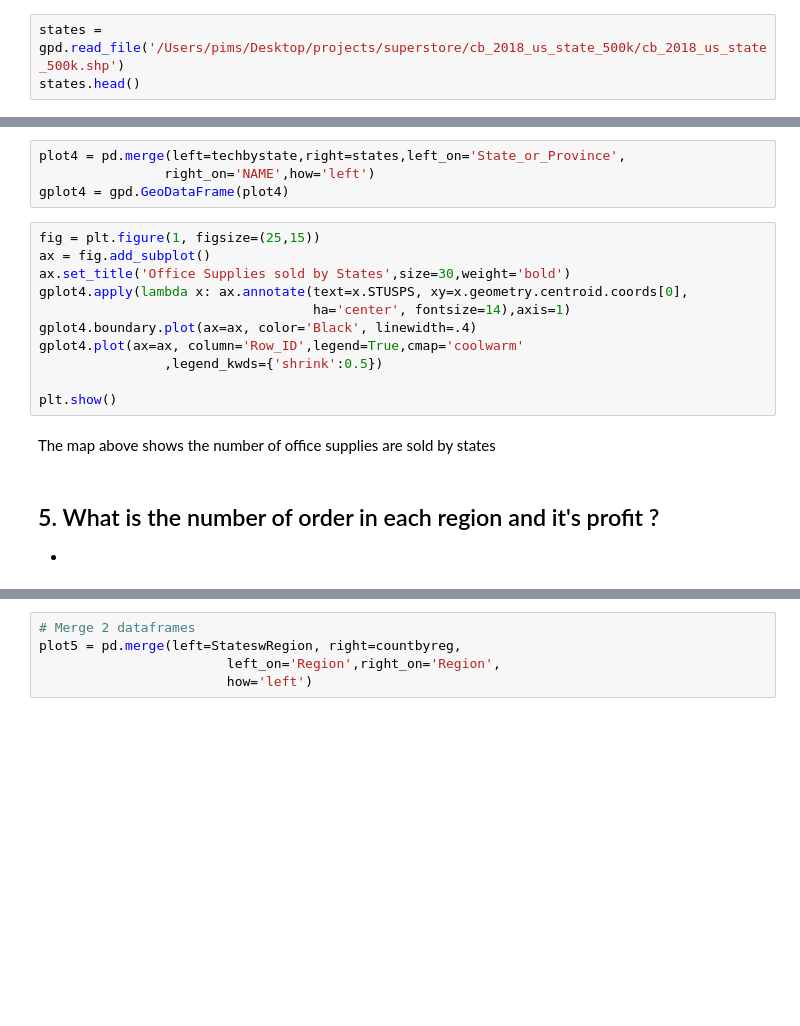
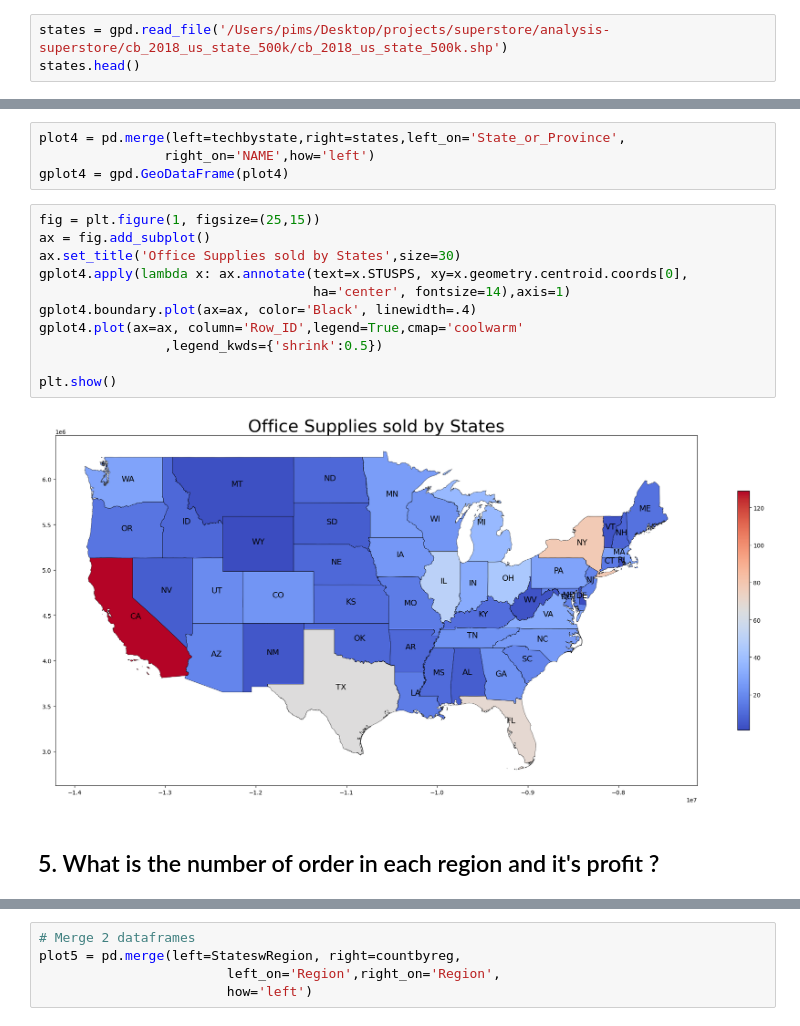
Before and after one commit to pimgcn/analysis-superstore, a Jupyter notebook: Superstore.ipynb, the cells around one changed output, grey strips where cells are left out. Cells and saved outputs as stored; diff of their text form; blank space fills up the shorter version.

```diff
--- a/Superstore.ipynb
+++ b/Superstore.ipynb
@@ -96,7 +93,7 @@ storedf['Order_Priority'] = storedf['Order_Priority'].str.strip()
 # %% [markdown]
 ## Peparing U.S. State shapefile
 # %%
-states = gpd.read_file('/Users/pims/Desktop/projects/superstore/cb_2018_us_state_500k/cb_2018_us_state_500k.shp')
+states = gpd.read_file('/Users/pims/Desktop/projects/superstore/analysis-superstore/cb_2018_us_state_500k/cb_2018_us_state_500k.shp')
 states.head()
 # %% [output]
 |  | STATEFP | STATENS | AFFGEOID | GEOID | STUSPS | NAME | LSAD | ALAND | AWATER | geometry |
@@ -244,19 +274,18 @@ gplot4 = gpd.GeoDataFrame(plot4)
 # %%
 fig = plt.figure(1, figsize=(25,15))
 ax = fig.add_subplot()
-ax.set_title('Office Supplies sold by States',size=30,weight='bold')
+ax.set_title('Office Supplies sold by States',size=30)
 gplot4.apply(lambda x: ax.annotate(text=x.STUSPS, xy=x.geometry.centroid.coords[0],
                                    ha='center', fontsize=14),axis=1)
 gplot4.boundary.plot(ax=ax, color='Black', linewidth=.4)
 gplot4.plot(ax=ax, column='Row_ID',legend=True,cmap='coolwarm'
                 ,legend_kwds={'shrink':0.5})
 
 plt.show()
+# %% [output]
+[figure, added]
-# %% [markdown]
-The map above shows the number of office supplies are sold by states
 # %% [markdown]
 ## 5. What is the number of order in each region and it's profit ?
--
 # %%
 countbyreg = storedf.groupby('Region')['Row_ID'].count().reset_index()
 countbyreg
```
Also changed, not shown: parts of 55 cells of this notebook, 1 other file.
